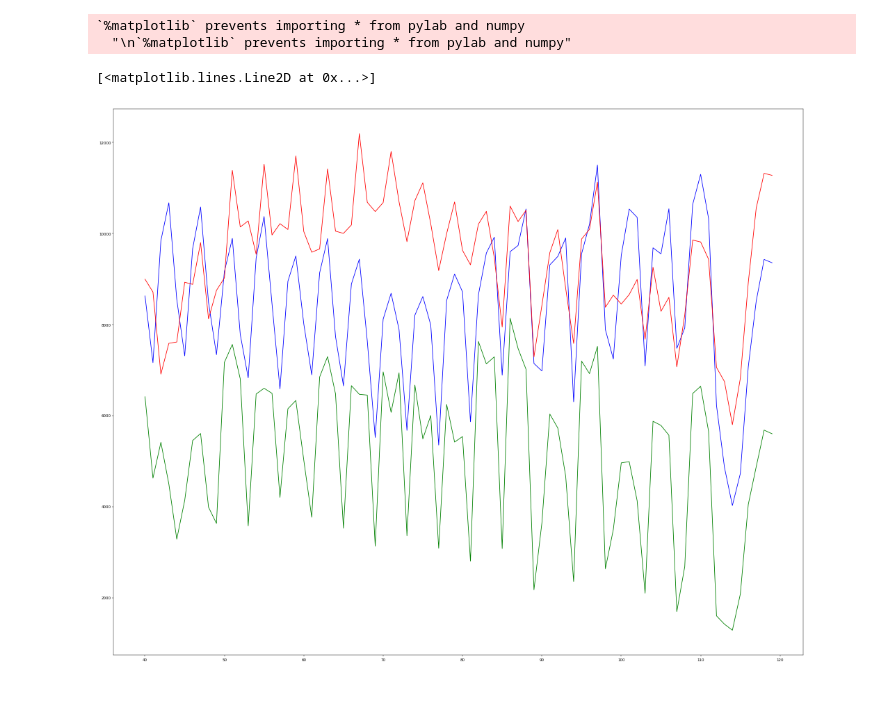
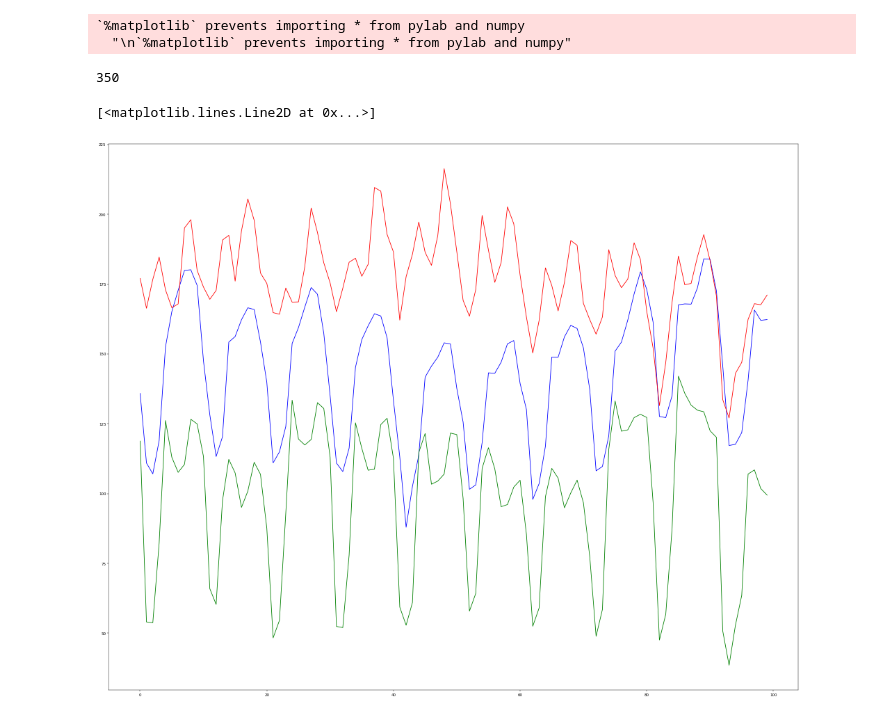
Before and after one commit to n3hrox/Biometric-analysis, a Jupyter notebook: gyro_data.ipynb, the cells around one changed output. Drawn from its saved outputs; the diff is of its cells as text; code cells hidden in the pictures.

```diff
--- a/gyro_data.ipynb
+++ b/gyro_data.ipynb
@@ -99,7 +99,6 @@ plt.show()
 # %%
 %pylab inline
 from dtw import dtw
-# DTW for Z acc
 x_normal = gyro_data_forward['X']
 y_normal = gyro_data_forward['Y']
 z_normal = gyro_data_forward['Z']
@@ -118,11 +117,10 @@ n_z = z_reference
 dtw_x_data = []
 dtw_y_data = []
 dtw_z_data = []
-dtw_dict_data = {}
 # this simple for loop calculates the similarities between reference model
 # and given time-window (ie. from 100 to 250)
-dtw_step = 50
-for it in range(0, 7000, dtw_step):
+dtw_step = 20
+for it in range(0, 8000, dtw_step):
     k_x = x_normal[it:it+150]
     k_y = y_normal[it:it+150]
     k_z = z_normal[it:it+150]
@@ -132,25 +130,27 @@ for it in range(0, 7000, dtw_step):
     dtw_x_data.append(mean(cost_x))
     dtw_y_data.append(mean(cost_y))
     dtw_z_data.append(mean(cost_z))
-    # dtw_dict_data[mean(cost)] = it
 # %% [output]
 Populating the interactive namespace from numpy and matplotlib
 `%matplotlib` prevents importing * from pylab and numpy
   "\n`%matplotlib` prevents importing * from pylab and numpy"
 # %%
-# Plot showing where local minimums are (these are the indexes we are
-# searching for). Roughly every 150 indexes there should occur next minimum.
-xaxis = list(range(len(dtw_x_data)))[40:120]
+# Plot showing where local minimums are (these are the indexes we are searching for).
+# Roughly every 150 indexes there should occur next minimum.
+print(len(dtw_x_data))
+
+TMP_START = 130
+TMP_END = 230
+
+
+xaxis = list(range(len(dtw_x_data[TMP_START:TMP_END])))
 fig3 = plt.figure(figsize=(32, 26), dpi=40, facecolor='w', edgecolor='k')
-plt.plot(xaxis, np.rad2deg(dtw_x_data[40:120]), color="blue", label="data")
-#
-# xaxis = list(range(len(dtw_y_data)))
-# fig4 = plt.figure(figsize=(18, 16), dpi=40, facecolor='w', edgecolor='k')
-plt.plot(xaxis, np.rad2deg(dtw_y_data[40:120]), color="red", label="data")
+plt.plot(xaxis, dtw_x_data[TMP_START:TMP_END], color="blue", label="data")
 
-# xaxis = list(range(len(dtw_z_data)))
-# fig5 = plt.figure(figsize=(18, 16), dpi=40, facecolor='w', edgecolor='k')
-plt.plot(xaxis, np.rad2deg(dtw_z_data[40:120]), color="green", label="data")
+plt.plot(xaxis, dtw_y_data[TMP_START:TMP_END], color="red", label="data")
+
+plt.plot(xaxis, dtw_z_data[TMP_START:TMP_END], color="green", label="data")
 # %% [output]
-[<matplotlib.lines.Line2D at 0x...>]
+350
+[<matplotlib.lines.Line2D at 0x...>]
-[figure, old version]
+[figure, new version]
```
Also changed, not shown: parts of 6 cells of this notebook, 2 other files.
